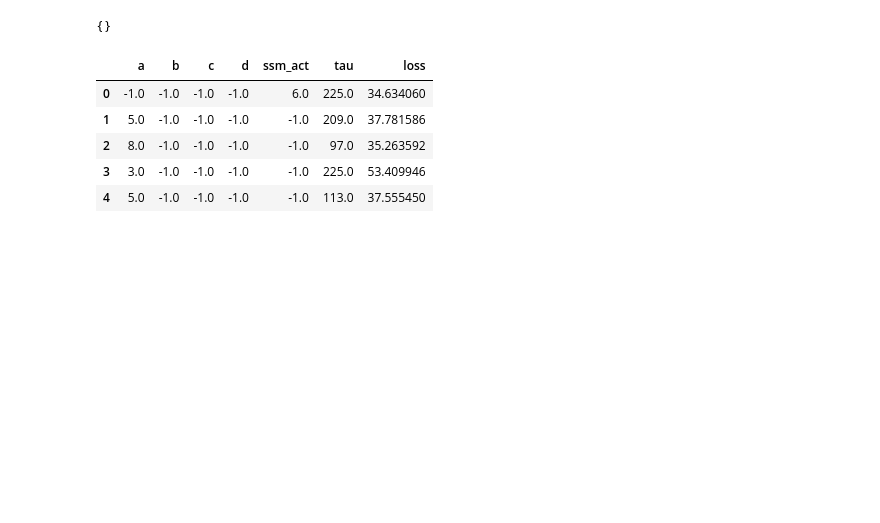
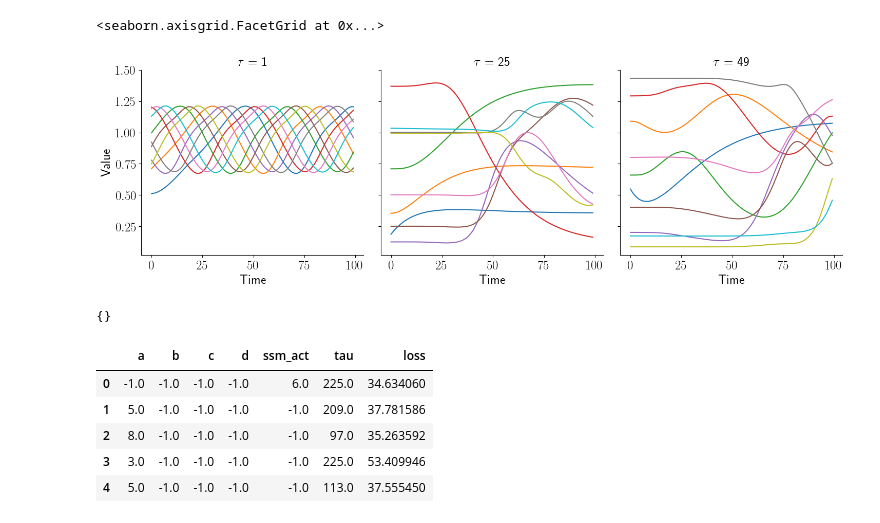
Before and after one commit to kmheckel/Q-S5, a Jupyter notebook: experiments/mackey_glass_plot.ipynb, the cells around one changed output. Cells and saved outputs as stored; diff of their text form; code cells hidden in the pictures; blank space fills up the shorter version.

```diff
--- a/experiments/mackey_glass_plot.ipynb
+++ b/experiments/mackey_glass_plot.ipynb
@@ -7,3 +14,14 @@ import numpy as np
 import yaml
 import json
 import seaborn as sns
+# %%
+tau1 = np.load("dynamical/data/MackeyGlass/tau_1/0.npy")[:100]
+tau25 = np.load("dynamical/data/MackeyGlass/tau_25/0.npy")[:100]
+tau49 = np.load("dynamical/data/MackeyGlass/tau_49/0.npy")[:100]
+
+tau1_s = [{"t": i, "tau": 1, **dict(enumerate(x))} for i, x in enumerate(tau1)]
+tau25_s = [{"t": i, "tau": 25, **dict(enumerate(x))} for i, x in enumerate(tau25)]
+tau49_s = [{"t": i, "tau": 49, **dict(enumerate(x))} for i, x in enumerate(tau49)]
+df_taus = pd.DataFrame(tau1_s + tau25_s + tau49_s)
+df_taus = df_taus.melt(id_vars=["t", "tau"], var_name="i", value_name="x")
+df_taus
@@ -10,3 +42,10 @@ import seaborn as sns
+# %%
+s = sns.relplot(df_taus, x="t", y="x", col="tau", kind="line", hue="i", palette="tab10", legend=False)
+s.set_axis_labels("Time", "Value")
+s.set_titles("$\\tau$ = {col_name}")
+# %% [output]
+<seaborn.axisgrid.FacetGrid at 0x...>
+[figure, added]
 # %%
 def read_run(run, experiment):
   data = {}
```
Also changed, not shown: parts of 4 cells of this notebook.
